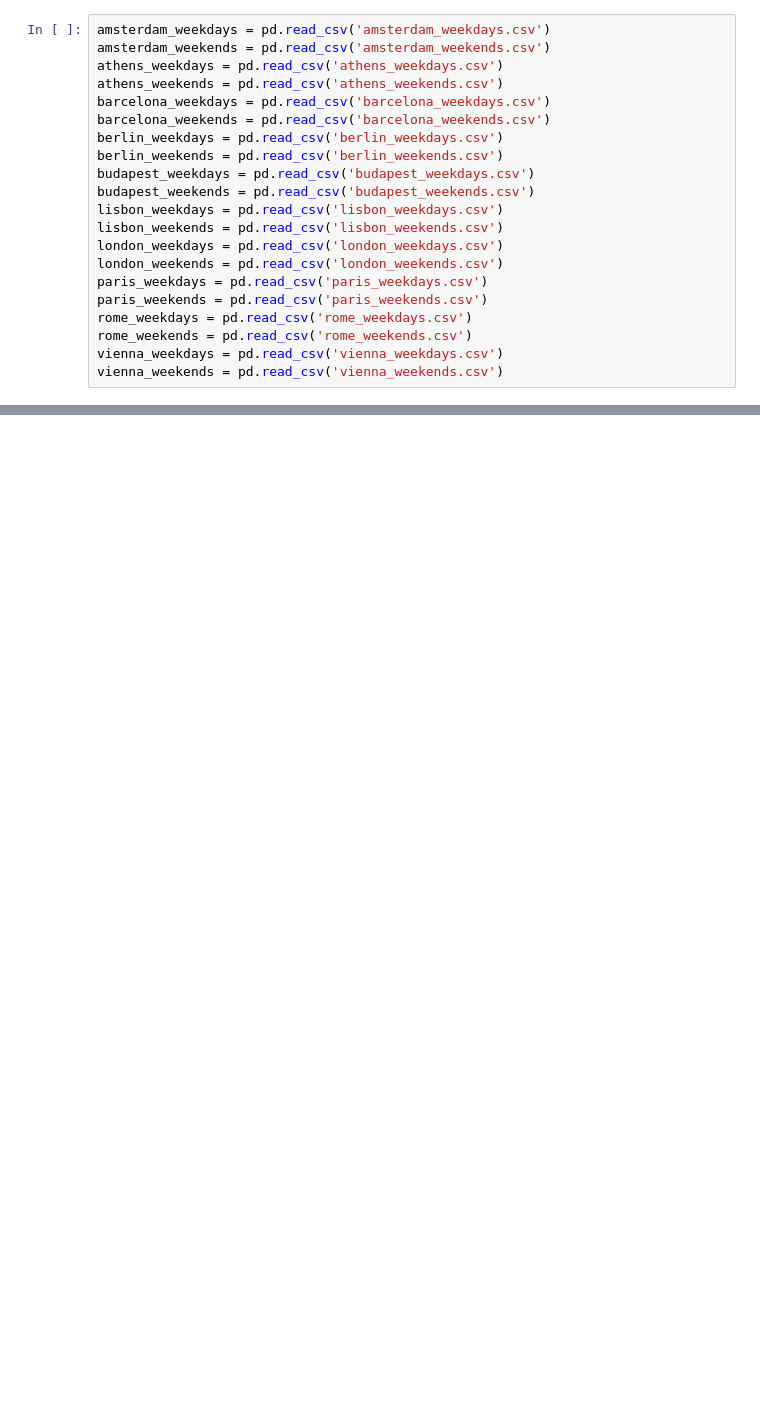
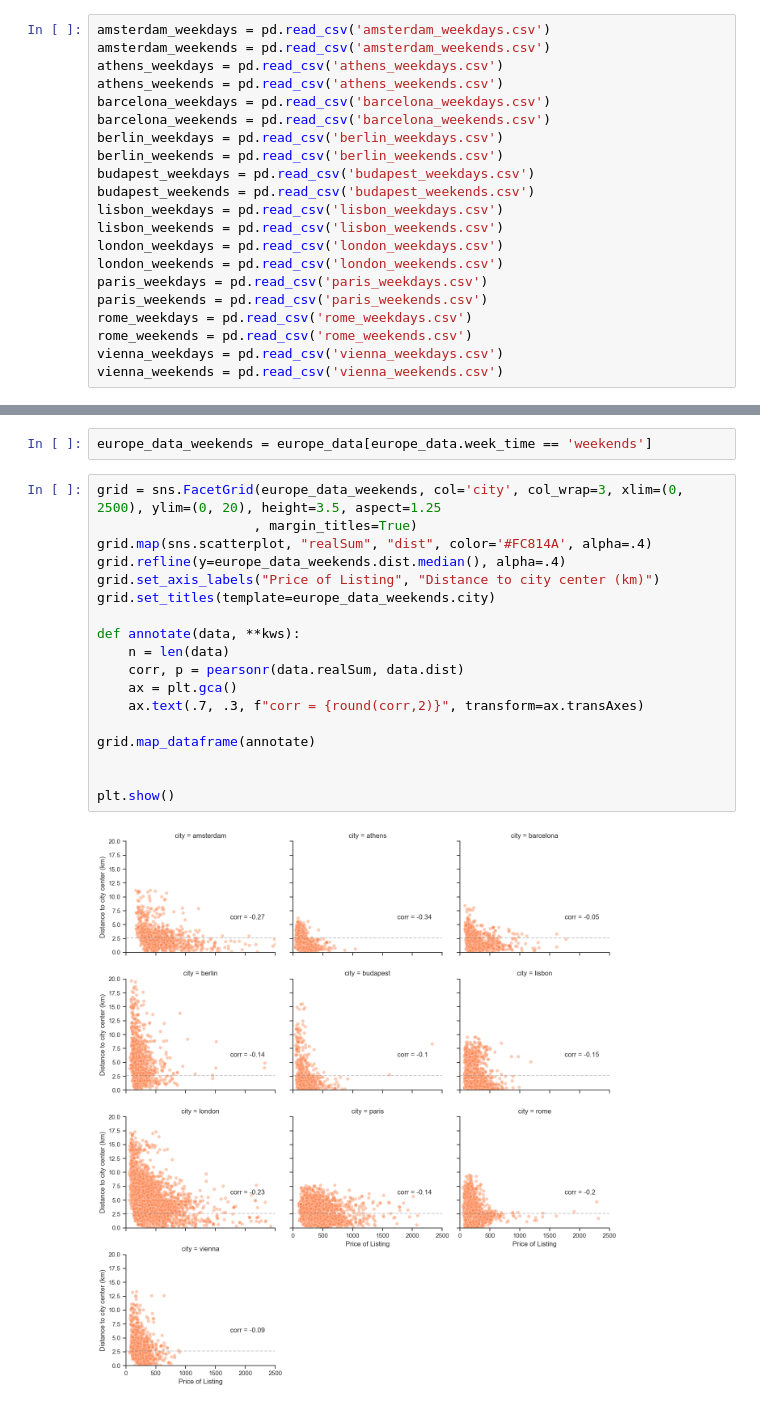
Before and after one commit to LarsBoertjes/DS201, a Jupyter notebook: AirbnbPricesEuropeanCitiesAnalysis.ipynb, the cells around one changed output, grey strips where cells are left out. Saved outputs shown, nothing was run; the diff lists cells and outputs as text; blank space fills up the shorter version.

```diff
--- a/AirbnbPricesEuropeanCitiesAnalysis.ipynb
+++ b/AirbnbPricesEuropeanCitiesAnalysis.ipynb
@@ -114,0 +227,22 @@ Next = rank the boxplot
+# %%
+europe_data_weekends = europe_data[europe_data.week_time == 'weekends']
+# %%
+grid = sns.FacetGrid(europe_data_weekends, col='city', col_wrap=3, xlim=(0, 2500), ylim=(0, 20), height=3.5, aspect=1.25
+                    , margin_titles=True)
+grid.map(sns.scatterplot, "realSum", "dist", color='#FC814A', alpha=.4)
+grid.refline(y=europe_data_weekends.dist.median(), alpha=.4)
+grid.set_axis_labels("Price of Listing", "Distance to city center (km)")
+grid.set_titles(template=europe_data_weekends.city)
+
+def annotate(data, **kws):
+    n = len(data)
+    corr, p = pearsonr(data.realSum, data.dist)
+    ax = plt.gca()
+    ax.text(.7, .3, f"corr = {round(corr,2)}", transform=ax.transAxes)
+
+grid.map_dataframe(annotate)
+
+
+plt.show()
+# %% [output]
+[figure, added]
```
Also changed, not shown: parts of 36 cells of this notebook.
